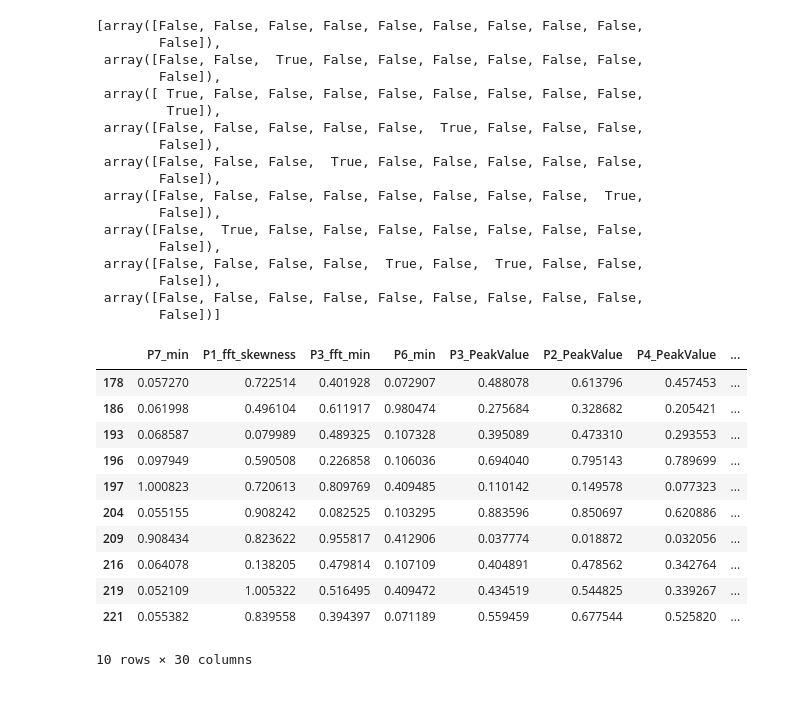
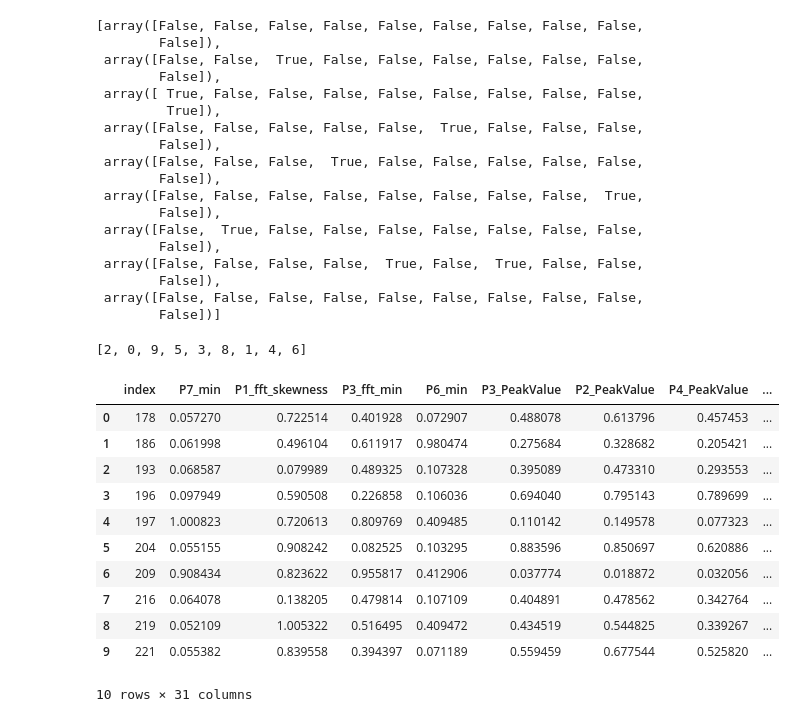
Before and after one commit to alexxdediu/Data-Challenge-PHM-Asia-Pacific-2023, a Jupyter notebook: models/model_task_3.ipynb, the cells around one changed output. Saved outputs shown, nothing was run; the diff lists cells and outputs as text; code cells hidden in the pictures.

```diff
--- a/models/model_task_3.ipynb
+++ b/models/model_task_3.ipynb
@@ -232,4 +232,4 @@ features_chi2_train = feature_selection_anova(df_train,df_labels["anomaly_locati
 # %%
-df_train = df_train[features_chi2_train]
-df_test = df_test[features_chi2_train]
+df_train = df_train[features_anova_train]
+df_test = df_test[features_anova_train]
 # %%
@@ -407,18 +460,34 @@ predictions
         False]),
  array([False, False, False, False, False, False, False, False, False,
         False])]
-# %%
-df_test
-# %% [output]
-|  | P7_min | P1_fft_skewness | P3_fft_min | P6_min | P3_PeakValue | P2_PeakValue | P4_PeakValue | ... |
-| 178 | 0.057270 | 0.722514 | 0.401928 | 0.072907 | 0.488078 | 0.613796 | 0.457453 | ... |
-| 186 | 0.061998 | 0.496104 | 0.611917 | 0.980474 | 0.275684 | 0.328682 | 0.205421 | ... |
-| 193 | 0.068587 | 0.079989 | 0.489325 | 0.107328 | 0.395089 | 0.473310 | 0.293553 | ... |
-| 196 | 0.097949 | 0.590508 | 0.226858 | 0.106036 | 0.694040 | 0.795143 | 0.789699 | ... |
-| 197 | 1.000823 | 0.720613 | 0.809769 | 0.409485 | 0.110142 | 0.149578 | 0.077323 | ... |
-| 204 | 0.055155 | 0.908242 | 0.082525 | 0.103295 | 0.883596 | 0.850697 | 0.620886 | ... |
-| 209 | 0.908434 | 0.823622 | 0.955817 | 0.412906 | 0.037774 | 0.018872 | 0.032056 | ... |
-| 216 | 0.064078 | 0.138205 | 0.479814 | 0.107109 | 0.404891 | 0.478562 | 0.342764 | ... |
-| 219 | 0.052109 | 1.005322 | 0.516495 | 0.409472 | 0.434519 | 0.544825 | 0.339267 | ... |
-| 221 | 0.055382 | 0.839558 | 0.394397 | 0.071189 | 0.559459 | 0.677544 | 0.525820 | ... |
-10 rows × 30 columns
+# %%
+final_indices = []
+idx = []
+
+for array in predictions:
+    indices = np.where(array == True)[0]
+    idx.append(indices)
+    final_indices.extend(indices)
+
+
+print(final_indices)
+# final_indices_sorted = sorted(final_indices)
+# %% [output]
+[2, 0, 9, 5, 3, 8, 1, 4, 6]
+# %%
+df_test_tmp = df_test.reset_index()
+# %%
+df_test_tmp
+# %% [output]
+|  | index | P7_min | P1_fft_skewness | P3_fft_min | P6_min | P3_PeakValue | P2_PeakValue | P4_PeakValue | ... |
+| 0 | 178 | 0.057270 | 0.722514 | 0.401928 | 0.072907 | 0.488078 | 0.613796 | 0.457453 | ... |
+| 1 | 186 | 0.061998 | 0.496104 | 0.611917 | 0.980474 | 0.275684 | 0.328682 | 0.205421 | ... |
+| 2 | 193 | 0.068587 | 0.079989 | 0.489325 | 0.107328 | 0.395089 | 0.473310 | 0.293553 | ... |
+| 3 | 196 | 0.097949 | 0.590508 | 0.226858 | 0.106036 | 0.694040 | 0.795143 | 0.789699 | ... |
+| 4 | 197 | 1.000823 | 0.720613 | 0.809769 | 0.409485 | 0.110142 | 0.149578 | 0.077323 | ... |
+| 5 | 204 | 0.055155 | 0.908242 | 0.082525 | 0.103295 | 0.883596 | 0.850697 | 0.620886 | ... |
+| 6 | 209 | 0.908434 | 0.823622 | 0.955817 | 0.412906 | 0.037774 | 0.018872 | 0.032056 | ... |
+| 7 | 216 | 0.064078 | 0.138205 | 0.479814 | 0.107109 | 0.404891 | 0.478562 | 0.342764 | ... |
+| 8 | 219 | 0.052109 | 1.005322 | 0.516495 | 0.409472 | 0.434519 | 0.544825 | 0.339267 | ... |
+| 9 | 221 | 0.055382 | 0.839558 | 0.394397 | 0.071189 | 0.559459 | 0.677544 | 0.525820 | ... |
+10 rows × 31 columns
```
Also changed, not shown: parts of 7 cells of this notebook, 1 other file.
